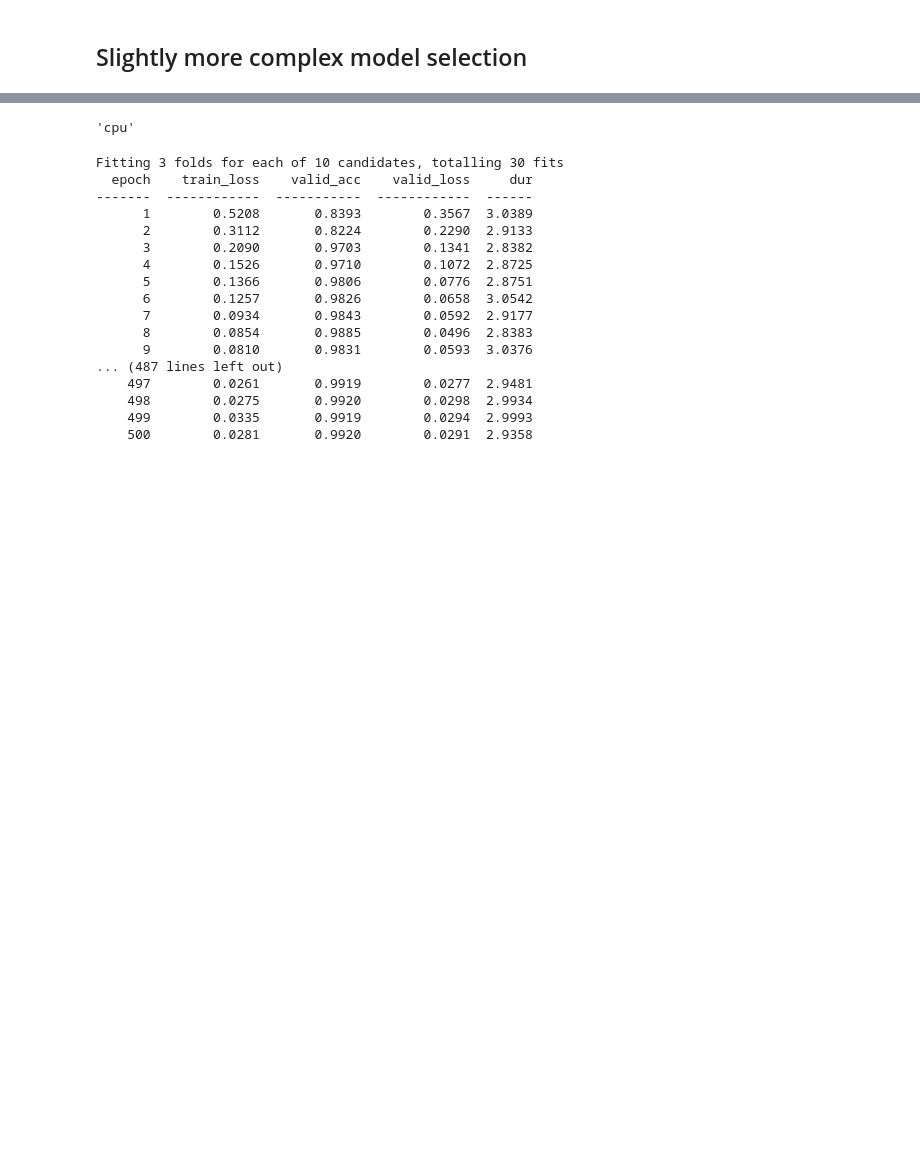
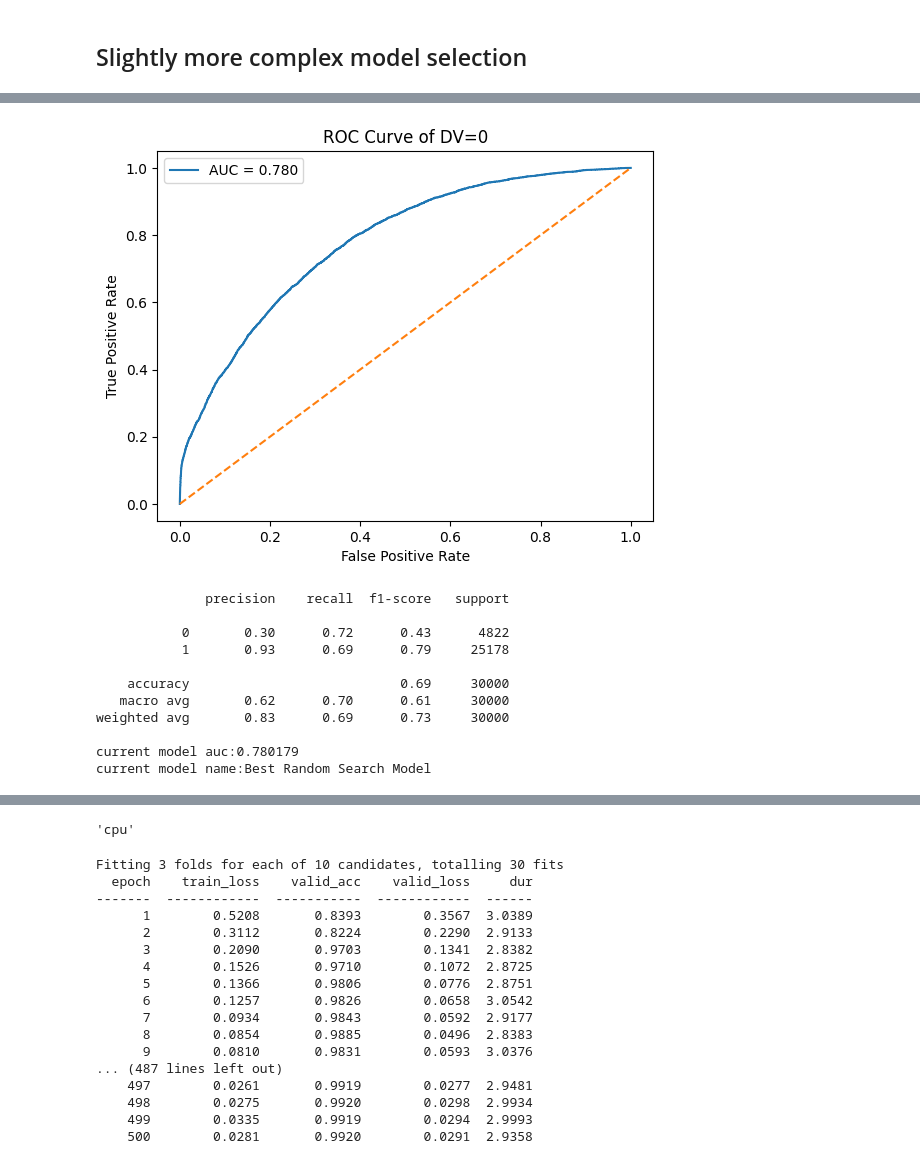
Before and after one commit to Julioccs95/STAT468, a Jupyter notebook: Second_stage.ipynb, the cells around one changed output, grey strips where cells are left out. Saved outputs shown, nothing was run; the diff lists cells and outputs as text; code cells hidden in the pictures; blank space fills up the shorter version.

```diff
--- a/Second_stage.ipynb
+++ b/Second_stage.ipynb
@@ -524,0 +504,10 @@ np.float64(0.24795649592288738)
+# %%
+baseline_pipeline = Pipeline([
+    ("process", preprocessing),
+    ("corr_selector", CorrelationFeatureSelector(threshold=0.80)),
+    ("tree_selector", SelectFromModel(
+        RandomForestClassifier(n_estimators=1000, random_state=42),
+        threshold="mean"
+    )),
+    ("model", LogisticRegression(max_iter=1000))
+])
@@ -625,0 +593,22 @@ current model name:Best Random Search Model
+# %%
+
+
+param_dist_lr = [
+    {
+        "model": [LogisticRegression(max_iter=1000)],
+        "model__C": uniform(0.01, 10),
+        "model__class_weight": [None, "balanced"]
+    }
+]
+
+lr_search = RandomizedSearchCV(
+    estimator=baseline_pipeline,
+    param_distributions=param_dist_lr,
+    n_iter=5,
+    cv=5,
+    scoring="f1_macro",
+    n_jobs=-1,
+    random_state=42
+)
+
+lr_search.fit(X_train, y_train)
@@ -952,10 +886,10 @@ param_distributions = [
     }
 ]
 # %%
-random_search = RandomizedSearchCV(
+ml_search_v2 = RandomizedSearchCV(
     estimator=pipe,
-    param_distributions=param_distributions,
-    n_iter=20,
+    param_distributions=param_distributions_ml,
+    n_iter=7,
     scoring=f1_class_0,
     cv=5,
     n_jobs=-1,
@@ -963,5 +897,5 @@ random_search = RandomizedSearchCV(
     verbose=2
 )
 
-random_search.fit(X_train, y_train)
+ml_search_v2.fit(X_train, y_train)
 # %% [output]
@@ -1019,0 +948,15 @@ Best parameters:
+# %%
+model_summary(ml_search_v2, X_val, y_val, "Best Random Search Model")
+# %% [output]
+[figure, added]
+              precision    recall  f1-score   support
+
+           0       0.30      0.72      0.43      4822
+           1       0.93      0.69      0.79     25178
+
+    accuracy                           0.69     30000
+   macro avg       0.62      0.70      0.61     30000
+weighted avg       0.83      0.69      0.73     30000
+
+current model auc:0.780179
+current model name:Best Random Search Model
```
Also changed, not shown: parts of 41 cells of this notebook, 1 other file.
